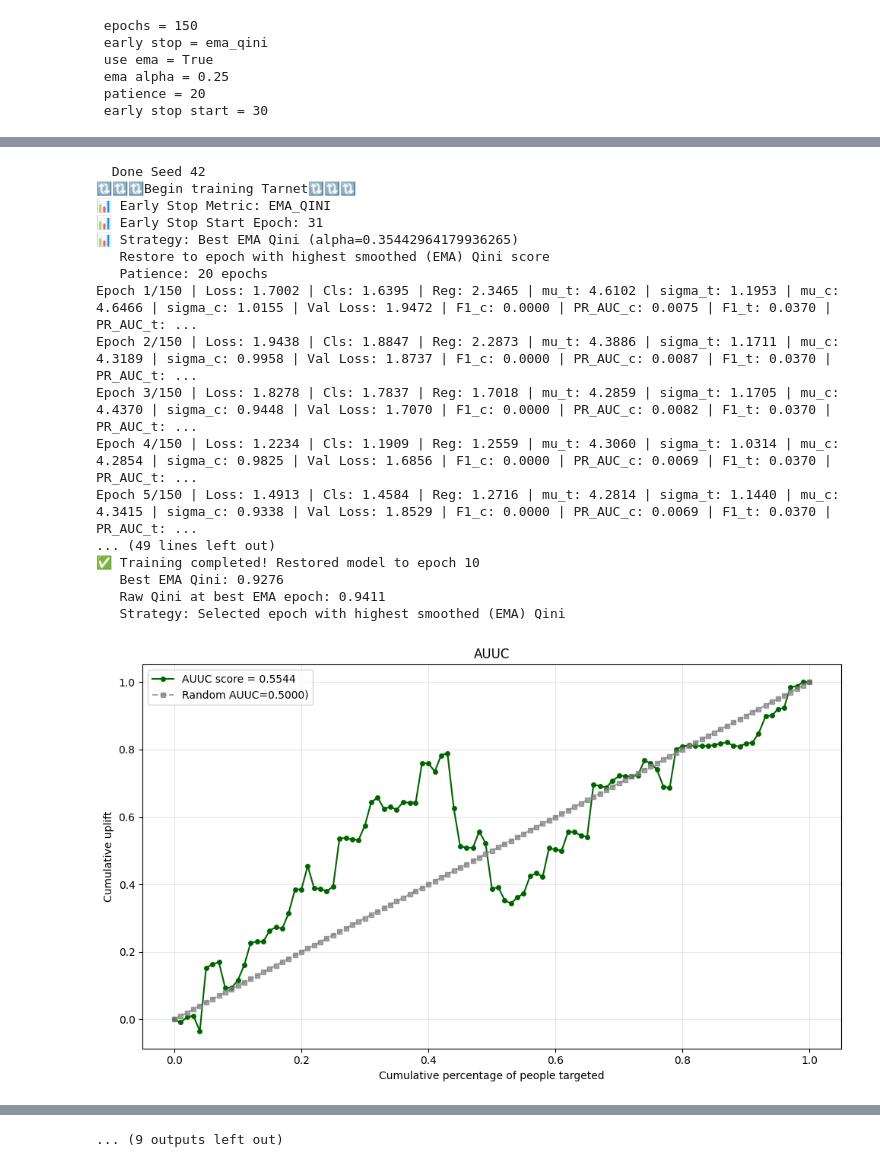
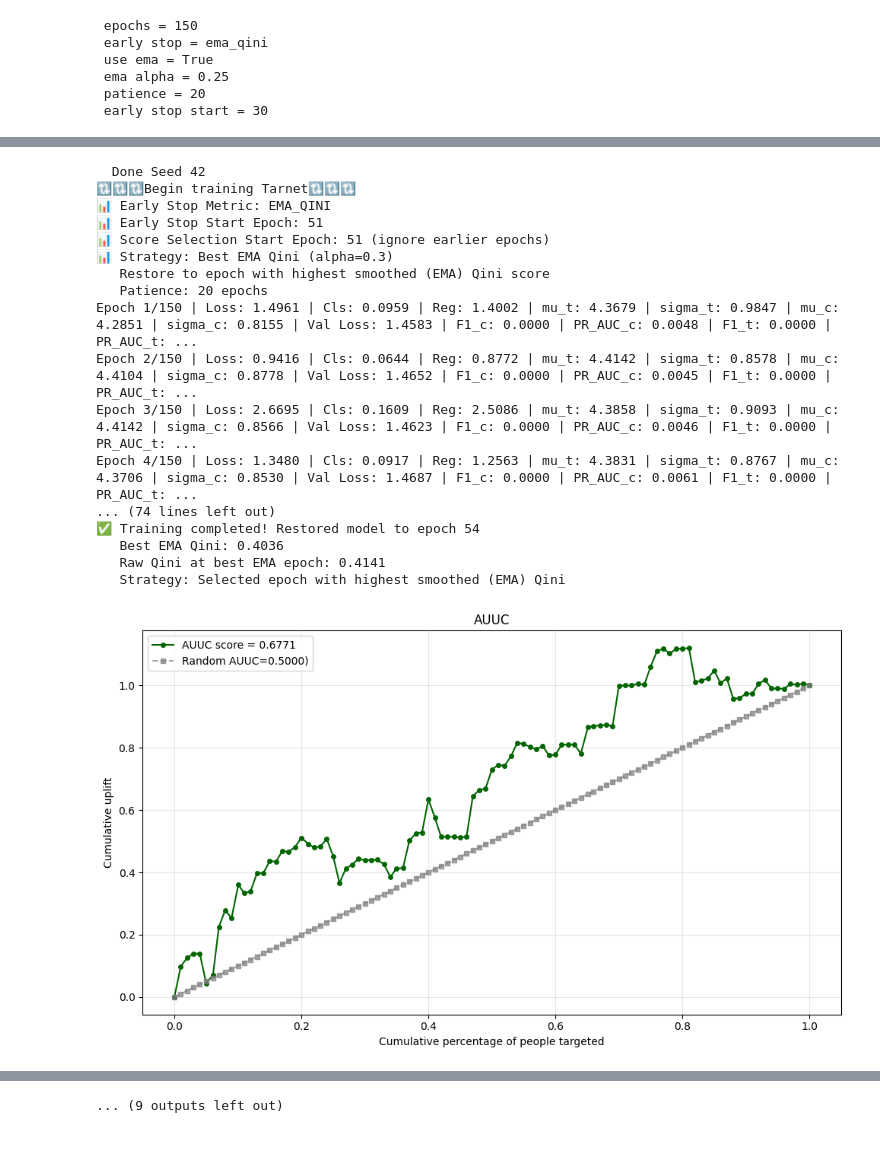
Before and after one commit to ducvu0904/RERUM, a Jupyter notebook: Tarnet + ziln/main_tarnet_ziln.ipynb, the cells around one changed output, grey strips where cells are left out. Drawn from its saved outputs; the diff is of its cells as text; code cells hidden in the pictures.

```diff
--- a/Tarnet + ziln/main_tarnet_ziln.ipynb
+++ b/Tarnet + ziln/main_tarnet_ziln.ipynb
@@ -335,18 +318,18 @@ for SEED in seeds:
     tarnet = Tarnet(
         cate_dims=cat_dims,
         num_count=num_count,
-        epochs=epochs,
+        epochs=150,
         learning_rate=best_lr,
         weight_decay=best_wd,
-        use_ema=ema,
+        use_ema=False,
         ema_alpha=best_ema_alpha,
         patience=patience,
         shared_hidden=best_shared_hidden,
         outcome_hidden=best_outcome_hidden,
         outcome_dropout=best_outcome_dropout,
         shared_dropout=best_shared_dropout,
-        early_stop_metric=early_stop_metric,
-        early_stop_start_epoch=early_stop_start,
+        early_stop_metric="ema_qini",
+        early_stop_start_epoch=50,
         ziln_lambda=best_ziln_lambda,
         pos_weight=best_pos_weight
     )
@@ -439,21 +422,21 @@ Epoch 5/150 | Loss: 1.9283 | Cls: 1.8752 | Reg: 2.0531 | mu_t: 4.3857 | sigma_t:
   Done Seed 42
 🔃🔃🔃Begin training Tarnet🔃🔃🔃
 📊 Early Stop Metric: EMA_QINI
-📊 Early Stop Start Epoch: 31
-📊 Strategy: Best EMA Qini (alpha=0.35442964179936265)
+📊 Early Stop Start Epoch: 51
+📊 Score Selection Start Epoch: 51 (ignore earlier epochs)
+📊 Strategy: Best EMA Qini (alpha=0.3)
    Restore to epoch with highest smoothed (EMA) Qini score
    Patience: 20 epochs
-Epoch 1/150 | Loss: 1.7002 | Cls: 1.6395 | Reg: 2.3465 | mu_t: 4.6102 | sigma_t: 1.1953 | mu_c: 4.6466 | sigma_c: 1.0155 | Val Loss: 1.9472 | F1_c: 0.0000 | PR_AUC_c: 0.0075 | F1_t: 0.0370 | PR_AUC_t: ...
-Epoch 2/150 | Loss: 1.9438 | Cls: 1.8847 | Reg: 2.2873 | mu_t: 4.3886 | sigma_t: 1.1711 | mu_c: 4.3189 | sigma_c: 0.9958 | Val Loss: 1.8737 | F1_c: 0.0000 | PR_AUC_c: 0.0087 | F1_t: 0.0370 | PR_AUC_t: ...
-Epoch 3/150 | Loss: 1.8278 | Cls: 1.7837 | Reg: 1.7018 | mu_t: 4.2859 | sigma_t: 1.1705 | mu_c: 4.4370 | sigma_c: 0.9448 | Val Loss: 1.7070 | F1_c: 0.0000 | PR_AUC_c: 0.0082 | F1_t: 0.0370 | PR_AUC_t: ...
-Epoch 4/150 | Loss: 1.2234 | Cls: 1.1909 | Reg: 1.2559 | mu_t: 4.3060 | sigma_t: 1.0314 | mu_c: 4.2854 | sigma_c: 0.9825 | Val Loss: 1.6856 | F1_c: 0.0000 | PR_AUC_c: 0.0069 | F1_t: 0.0370 | PR_AUC_t: ...
-Epoch 5/150 | Loss: 1.4913 | Cls: 1.4584 | Reg: 1.2716 | mu_t: 4.2814 | sigma_t: 1.1440 | mu_c: 4.3415 | sigma_c: 0.9338 | Val Loss: 1.8529 | F1_c: 0.0000 | PR_AUC_c: 0.0069 | F1_t: 0.0370 | PR_AUC_t: ...
-... (49 lines left out)
-✅ Training completed! Restored model to epoch 10
-   Best EMA Qini: 0.9276
-   Raw Qini at best EMA epoch: 0.9411
+Epoch 1/150 | Loss: 1.4961 | Cls: 0.0959 | Reg: 1.4002 | mu_t: 4.3679 | sigma_t: 0.9847 | mu_c: 4.2851 | sigma_c: 0.8155 | Val Loss: 1.4583 | F1_c: 0.0000 | PR_AUC_c: 0.0048 | F1_t: 0.0000 | PR_AUC_t: ...
+Epoch 2/150 | Loss: 0.9416 | Cls: 0.0644 | Reg: 0.8772 | mu_t: 4.4142 | sigma_t: 0.8578 | mu_c: 4.4104 | sigma_c: 0.8778 | Val Loss: 1.4652 | F1_c: 0.0000 | PR_AUC_c: 0.0045 | F1_t: 0.0000 | PR_AUC_t: ...
+Epoch 3/150 | Loss: 2.6695 | Cls: 0.1609 | Reg: 2.5086 | mu_t: 4.3858 | sigma_t: 0.9093 | mu_c: 4.4142 | sigma_c: 0.8566 | Val Loss: 1.4623 | F1_c: 0.0000 | PR_AUC_c: 0.0046 | F1_t: 0.0000 | PR_AUC_t: ...
+Epoch 4/150 | Loss: 1.3480 | Cls: 0.0917 | Reg: 1.2563 | mu_t: 4.3831 | sigma_t: 0.8767 | mu_c: 4.3706 | sigma_c: 0.8530 | Val Loss: 1.4687 | F1_c: 0.0000 | PR_AUC_c: 0.0061 | F1_t: 0.0000 | PR_AUC_t: ...
+... (74 lines left out)
+✅ Training completed! Restored model to epoch 54
+   Best EMA Qini: 0.4036
+   Raw Qini at best EMA epoch: 0.4141
    Strategy: Selected epoch with highest smoothed (EMA) Qini
-[figure, old version]
+[figure, new version]
   Done Seed 1874
 🔃🔃🔃Begin training Tarnet🔃🔃🔃
 📊 Early Stop Metric: EMA_QINI
```
Also changed, not shown: parts of 6 cells of this notebook, 7 other files.
